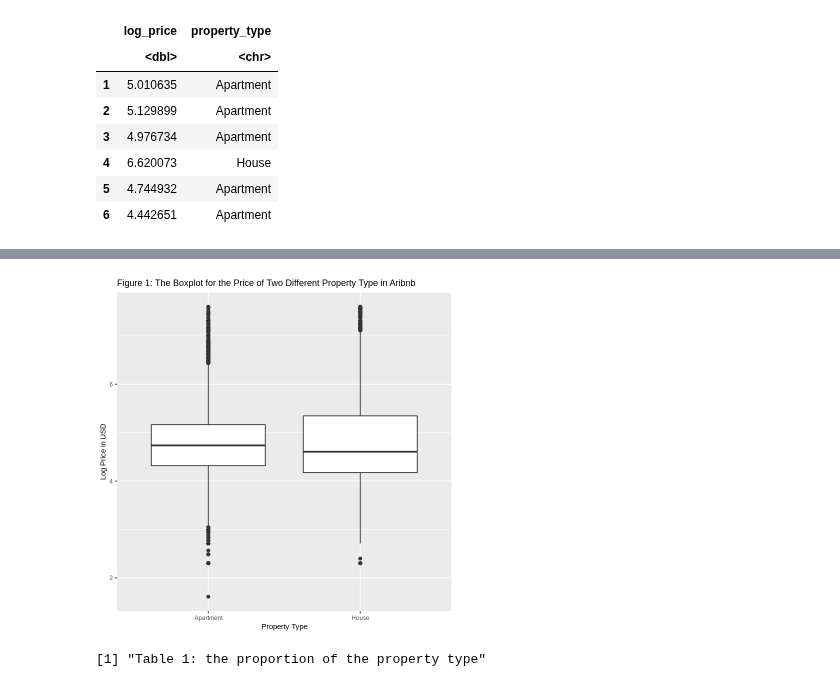
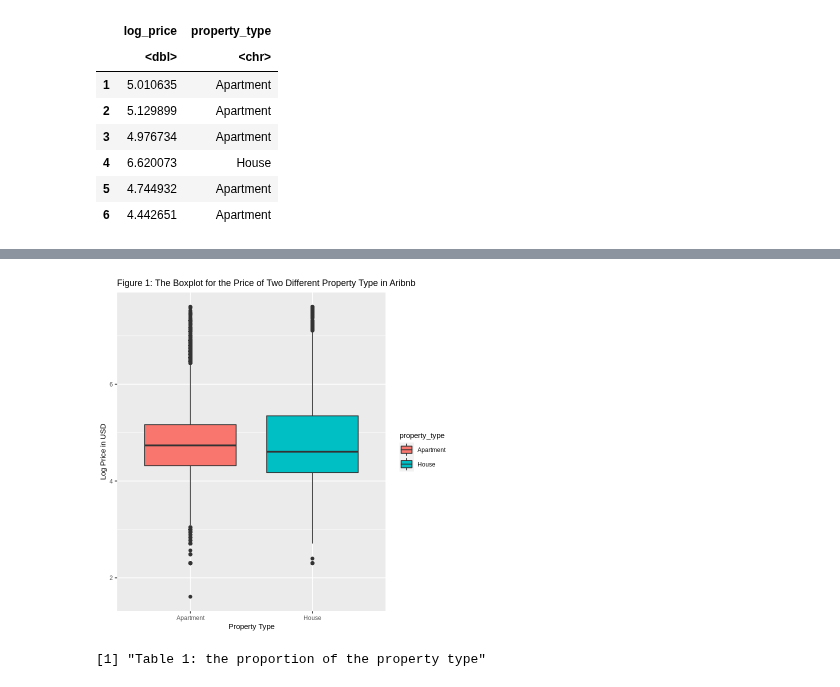
Before and after one commit to takumihoriba/stat201-project, a Jupyter notebook: proposal_final.ipynb, the cells around one changed output, grey strips where cells are left out. Drawn from its saved outputs; the diff is of its cells as text; code cells hidden in the pictures.

```diff
--- a/proposal_final.ipynb
+++ b/proposal_final.ipynb
@@ -62,15 +121,15 @@ A data.frame: 6 × 2
 # %%
 #Plot the relevant raw data
 set.seed(320)
 options(repr.plot.width = 6, repr.plot.height = 6)
-log_price_boxplot <- ggplot(Airbnb_tidy,aes(x=property_type,y=log_price))+
+log_price_boxplot <- ggplot(Airbnb_tidy,aes(x=property_type,y=log_price, fill = property_type))+
                      geom_boxplot()+
                      labs(x="Property Type",y="Log Price in USD") +
                      theme(text=element_text(size=9))+
                      labs(title="Figure 1: The Boxplot for the Price of Two Different Property Type in Aribnb")
 log_price_boxplot
 # %% [output]
-[figure, old version]
+[figure, new version]
 # %%
 #Plot the relevant raw data
 set.seed(320)
```
Also changed, not shown: parts of 7 cells of this notebook, 3 other files.
